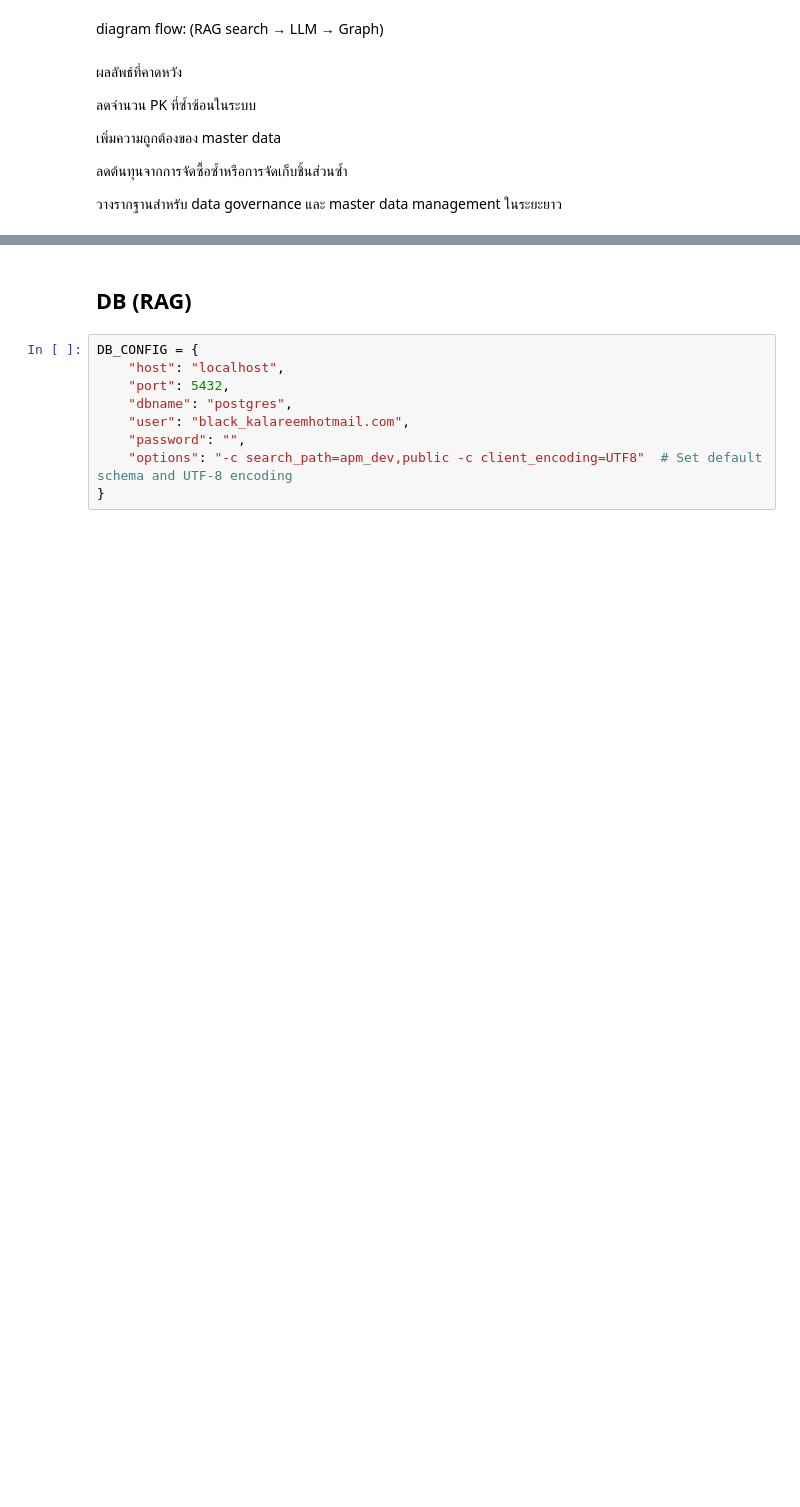
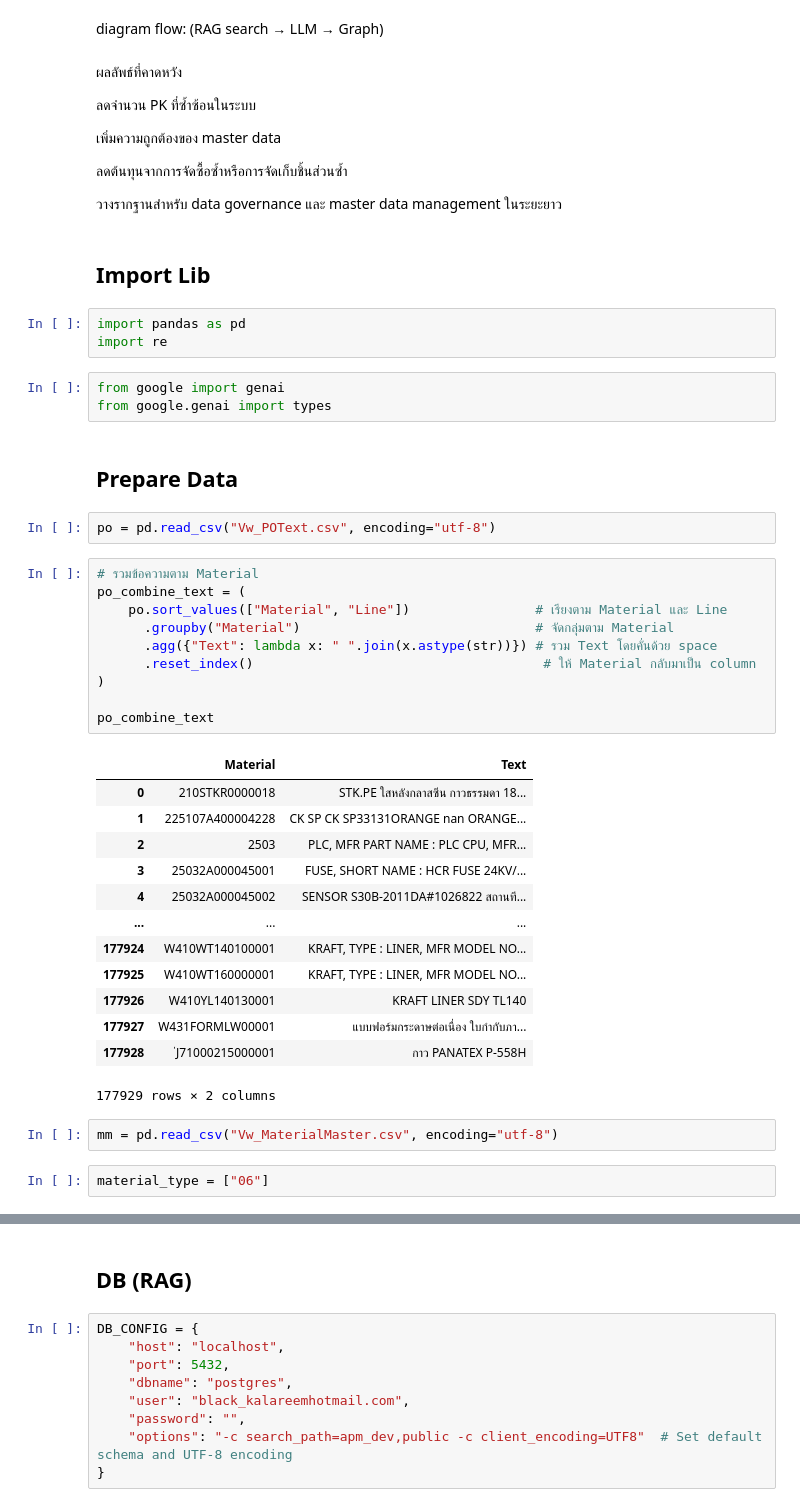
Before and after one commit to puripatuscg/Spare-part-Deduplicate, a Jupyter notebook: llm-graph.ipynb, the cells around one changed output, grey strips where cells are left out. Saved outputs shown, nothing was run; the diff lists cells and outputs as text; blank space fills up the shorter version.

```diff
--- a/llm-graph.ipynb
+++ b/llm-graph.ipynb
@@ -70,3 +70,43 @@ diagram flow: (RAG search → LLM → Graph)
 ลดต้นทุนจากการจัดซื้อซ้ำหรือการจัดเก็บชิ้นส่วนซ้ำ
 
 วางรากฐานสำหรับ data governance และ master data management ในระยะยาว
+# %% [markdown]
+## Import Lib
+# %%
+import pandas as pd
+import re
+# %%
+from google import genai
+from google.genai import types
+# %% [markdown]
+## Prepare Data
+# %%
+po = pd.read_csv("Vw_POText.csv", encoding="utf-8")
+# %%
+# รวมข้อความตาม Material
+po_combine_text = (
+    po.sort_values(["Material", "Line"])                # เรียงตาม Material และ Line
+      .groupby("Material")                              # จัดกลุ่มตาม Material
+      .agg({"Text": lambda x: " ".join(x.astype(str))}) # รวม Text โดยคั่นด้วย space
+      .reset_index()                                     # ให้ Material กลับมาเป็น column
+)
+
+po_combine_text
+# %% [output]
+|  | Material | Text |
+| 0 | 210STKR0000018 | STK.PE ใสหลังกลาสซีน กาวธรรมดา 18... |
+| 1 | 225107A400004228 | CK SP CK SP33131ORANGE nan ORANGE... |
+| 2 | 2503 | PLC, MFR PART NAME : PLC CPU, MFR... |
+| 3 | 25032A000045001 | FUSE, SHORT NAME : HCR FUSE 24KV/... |
+| 4 | 25032A000045002 | SENSOR S30B-2011DA#1026822 สถานที... |
+| ... | ... | ... |
+| 177924 | W410WT140100001 | KRAFT, TYPE : LINER, MFR MODEL NO... |
+| 177925 | W410WT160000001 | KRAFT, TYPE : LINER, MFR MODEL NO... |
+| 177926 | W410YL140130001 | KRAFT LINER SDY TL140 |
+| 177927 | W431FORMLW00001 | แบบฟอร์มกระดาษต่อเนื่อง ใบกำกับภา... |
+| 177928 | ่J71000215000001 | กาว PANATEX P-558H |
+177929 rows × 2 columns
+# %%
+mm = pd.read_csv("Vw_MaterialMaster.csv", encoding="utf-8")
+# %%
+material_type = ["06"]
```
Also changed, not shown: parts of 36 cells of this notebook.
